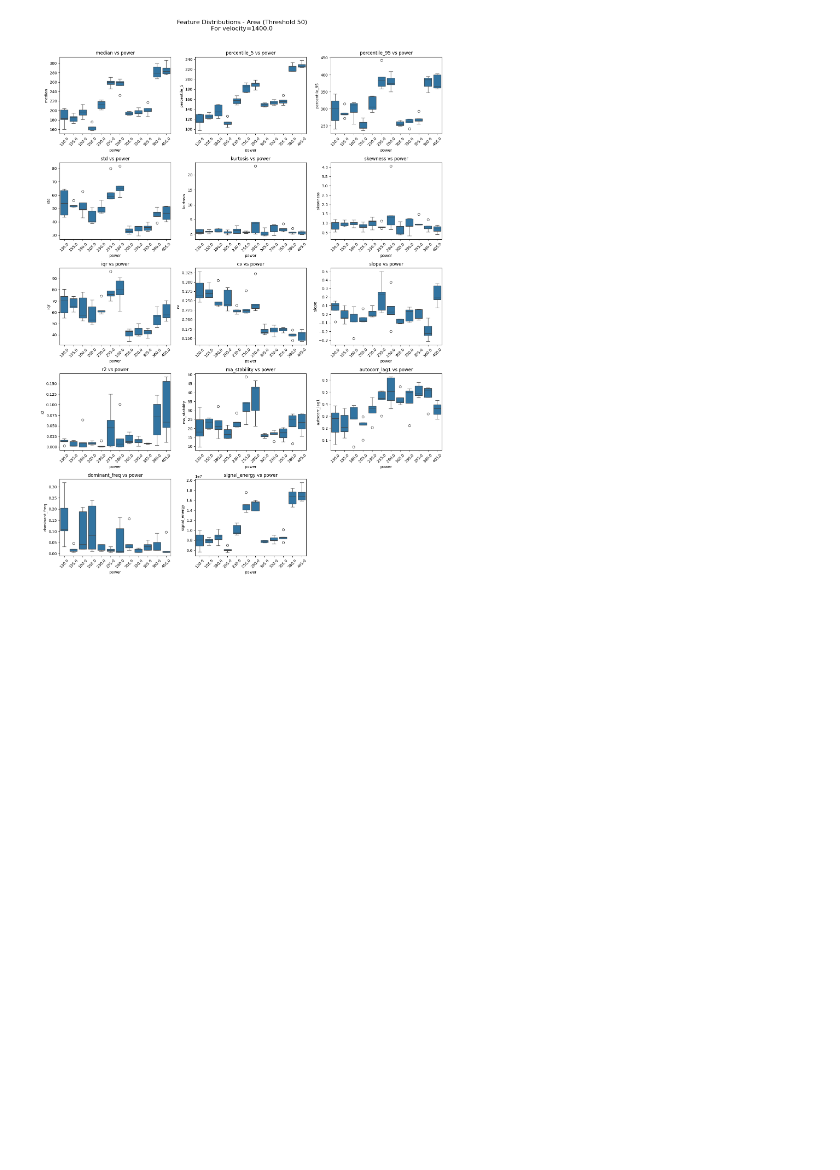
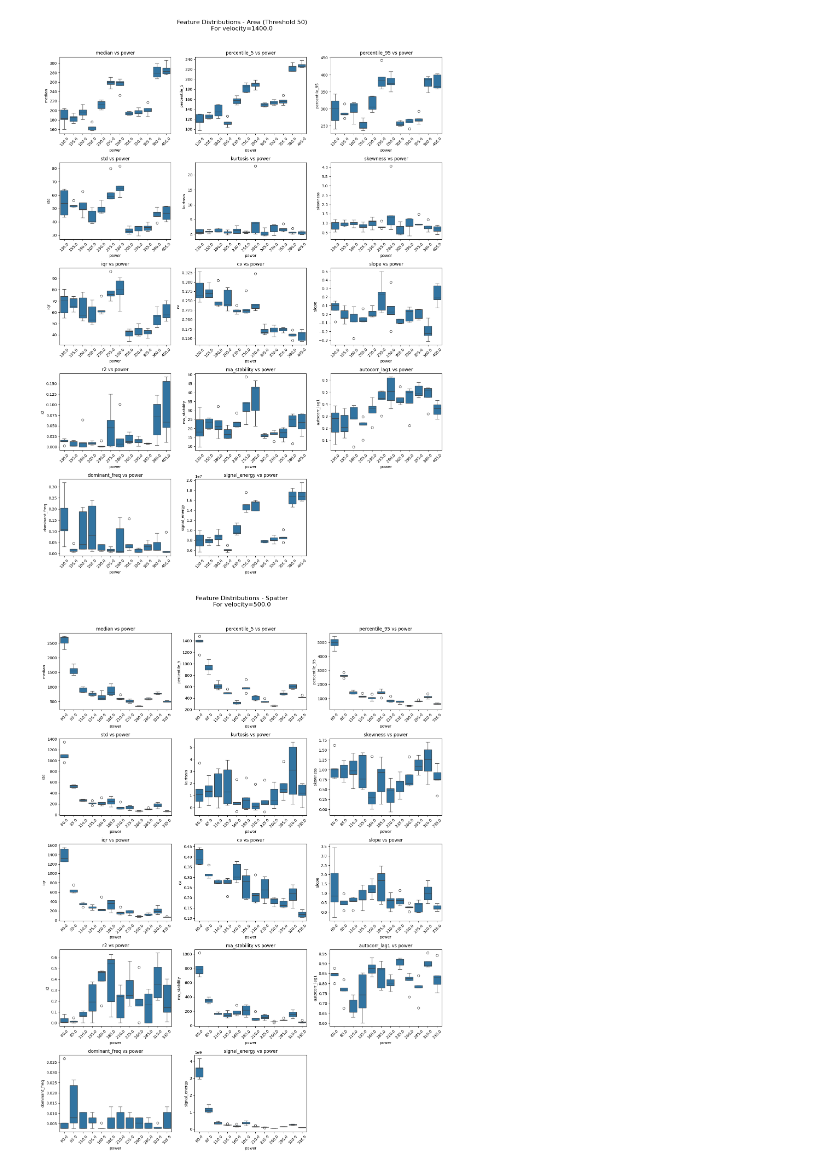
Before and after one commit to Lucas-max3D/Thermal_Imaging_Regime, a Jupyter notebook: 9_Clarifying_conditions.ipynb, the cells around one changed output. Drawn from its saved outputs; the diff is of its cells as text; code cells hidden in the pictures; blank space fills up the shorter version.

```diff
--- a/9_Clarifying_conditions.ipynb
+++ b/9_Clarifying_conditions.ipynb
@@ -341,6 +341,16 @@ plot_feature_distributions_by_parameter(
 )
 # %% [output]
 [figure]
+# %%
+# Plot area features f
+plot_feature_distributions_by_parameter(
+    features_data,
+    parameter_type='velocity',
+    parameter_value=500.0,
+    feature_type='spatter'
+)
+# %% [output]
+[figure, added]
 # %%
 # Plot feature distributions for power = 380W
 plot_feature_distributions_by_parameter(
```
Also changed, not shown: parts of 6 cells of this notebook, 3 other files.
